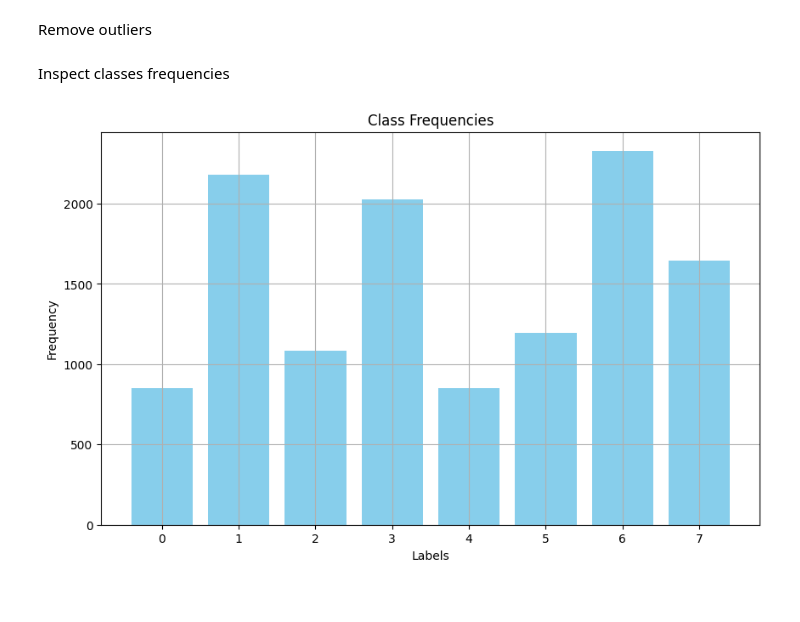
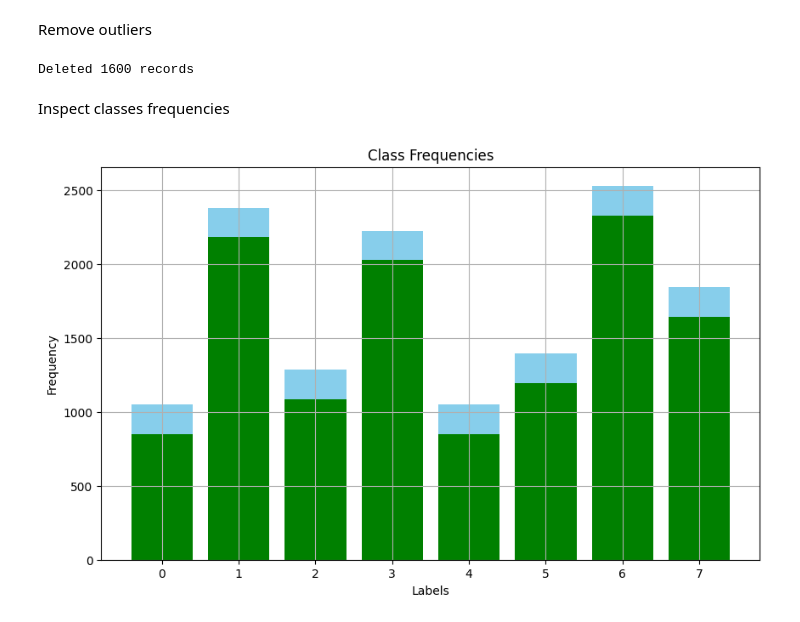
Before and after one commit to tomaz-suller/an2dl, a Jupyter notebook: homework-1/notebooks/chferra.ipynb, the cells around one changed output. Saved outputs shown, nothing was run; the diff lists cells and outputs as text; code cells hidden in the pictures.

```diff
--- a/homework-1/notebooks/chferra.ipynb
+++ b/homework-1/notebooks/chferra.ipynb
@@ -29 +30,12 @@ print(labels.shape)
 (13759, 1)
+# %%
+unique_labels, orig_counts = np.unique(labels, return_counts=True)
+
+plt.figure(figsize=(10, 6))
+plt.bar(unique_labels, orig_counts, color='skyblue')
+plt.xlabel('Labels')
+plt.ylabel('Frequency')
+plt.title('Class Frequencies')
+plt.xticks(unique_labels)
+plt.grid(True)
+plt.show()
@@ -68,8 +82,8 @@ avg_color_means = avg_colors.mean()
 avg_color_stds = avg_colors.std()
 
 
-threshold_upper = avg_color_means + 3 * avg_color_stds
-threshold_lower = avg_color_means - 3 * avg_color_stds
+threshold_upper = avg_color_means + 2 * avg_color_stds
+threshold_lower = avg_color_means - 2 * avg_color_stds
 
 outlier_indices = [i for i, color in enumerate(avg_colors)
                        if np.any(color > threshold_upper) or np.any(color < threshold_lower)]
@@ -107,18 +120,21 @@ outliers_count = len(outlier_indices)
 samples = np.delete(samples, outlier_indices, axis=0)
 labels = np.delete(labels, outlier_indices, axis=0)
 print("Deleted " + str(outliers_count) + " records")
+# %% [output]
+Deleted 1600 records
 # %% [markdown]
 Inspect classes frequencies
 # %%
-unique_labels, counts = np.unique(labels, return_counts=True)
+unique_labels, new_counts = np.unique(labels, return_counts=True)
 
 plt.figure(figsize=(10, 6))
-plt.bar(unique_labels, counts, color='skyblue')
+plt.bar(unique_labels, orig_counts, color='skyblue')
+plt.bar(unique_labels, new_counts, color='green')
 plt.xlabel('Labels')
 plt.ylabel('Frequency')
 plt.title('Class Frequencies')
-plt.xticks(unique_labels)  # Set x-ticks to be the class labels
+plt.xticks(unique_labels)
 plt.grid(True)
 plt.show()
 # %% [output]
-[figure, old version]
+[figure, new version]
```
Also changed, not shown: parts of 5 cells of this notebook.
